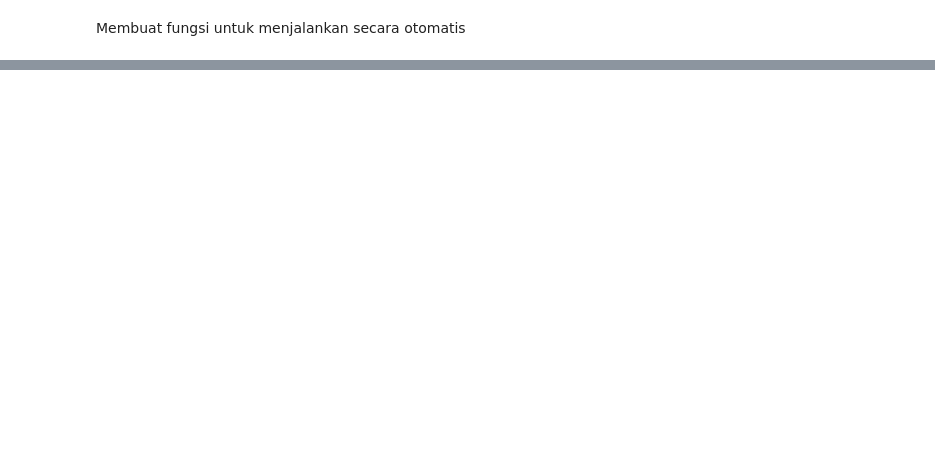
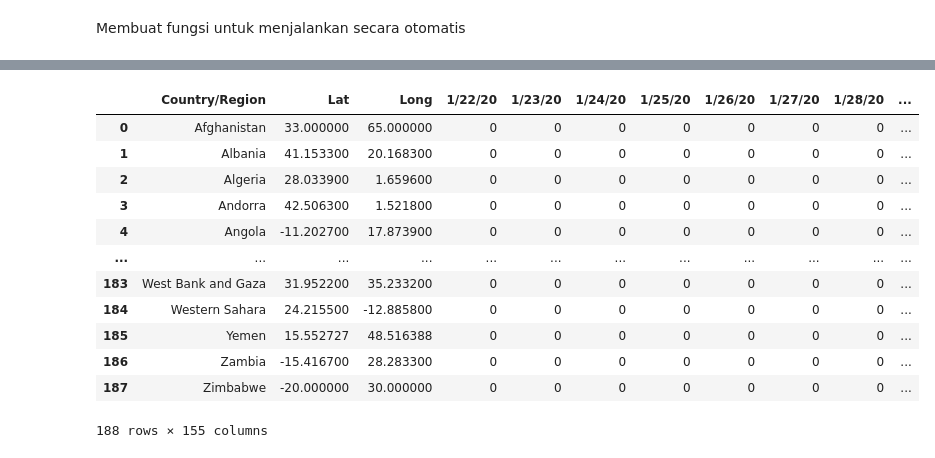
Before and after one commit to setyo-dwi-pratama/covid-19, a Jupyter notebook: covid_global.ipynb, the cells around one changed output, grey strips where cells are left out. Cells and saved outputs as stored; diff of their text form; code cells hidden in the pictures; blank space fills up the shorter version.

```diff
--- a/covid_global.ipynb
+++ b/covid_global.ipynb
@@ -272,5 +276,27 @@ latitude
 # %% [markdown]
 Membuat fungsi untuk menjalankan secara otomatis
-# %%
-def hitungSum(dfx, idx):
-  nama_negara=list(dfx[idx].unique)
+# %%
+def hitungSum(dfx, idx):
+  nama_negara=list(dfx[idx].unique())
+  latitude = []
+  longitude = []
+  per_negara = [] #data seluruh negara, per hari
+  all_n = []
+
+  for i in nama_negara:
+    latitude = dfc.loc[dfc["Country/Region"] == i, "Lat"].mean()
+    longitude = dfc.loc[dfc["Country/Region"] == i, "Long"].mean()
+
+    per_negara = dfx.loc[dfx[idx] == i].sum()[3:].values.tolist()
+
+    per_negara.insert(0,i) #menambah nama negara
+    per_negara.insert(1,latitude)
+    per_negara.insert(2,longitude)
+
+    all_n.append(per_negara)
+
+  return all_n
+# %%
+headerdf=dfc.columns.values.tolist() #mengambil nama-nama kolom dari dataset dfc
+
+dfc_bersih = pd.DataFrame(hitungSum(dfc,"Country/Region"), columns=headerdf)
@@ -276,0 +319,18 @@ def hitungSum(dfx, idx):
+# %%
+dfr_bersih = pd.DataFrame(hitungSum(dfr,"Country/Region"), columns=headerdf)
+# %%
+dfr_bersih
+# %% [output]
+|  | Country/Region | Lat | Long | 1/22/20 | 1/23/20 | 1/24/20 | 1/25/20 | 1/26/20 | 1/27/20 | 1/28/20 | ... |
+| 0 | Afghanistan | 33.000000 | 65.000000 | 0 | 0 | 0 | 0 | 0 | 0 | 0 | ... |
+| 1 | Albania | 41.153300 | 20.168300 | 0 | 0 | 0 | 0 | 0 | 0 | 0 | ... |
+| 2 | Algeria | 28.033900 | 1.659600 | 0 | 0 | 0 | 0 | 0 | 0 | 0 | ... |
+| 3 | Andorra | 42.506300 | 1.521800 | 0 | 0 | 0 | 0 | 0 | 0 | 0 | ... |
+| 4 | Angola | -11.202700 | 17.873900 | 0 | 0 | 0 | 0 | 0 | 0 | 0 | ... |
+| ... | ... | ... | ... | ... | ... | ... | ... | ... | ... | ... | ... |
+| 183 | West Bank and Gaza | 31.952200 | 35.233200 | 0 | 0 | 0 | 0 | 0 | 0 | 0 | ... |
+| 184 | Western Sahara | 24.215500 | -12.885800 | 0 | 0 | 0 | 0 | 0 | 0 | 0 | ... |
+| 185 | Yemen | 15.552727 | 48.516388 | 0 | 0 | 0 | 0 | 0 | 0 | 0 | ... |
+| 186 | Zambia | -15.416700 | 28.283300 | 0 | 0 | 0 | 0 | 0 | 0 | 0 | ... |
+| 187 | Zimbabwe | -20.000000 | 30.000000 | 0 | 0 | 0 | 0 | 0 | 0 | 0 | ... |
+188 rows × 155 columns
```
Also changed, not shown: parts of 26 cells of this notebook.
